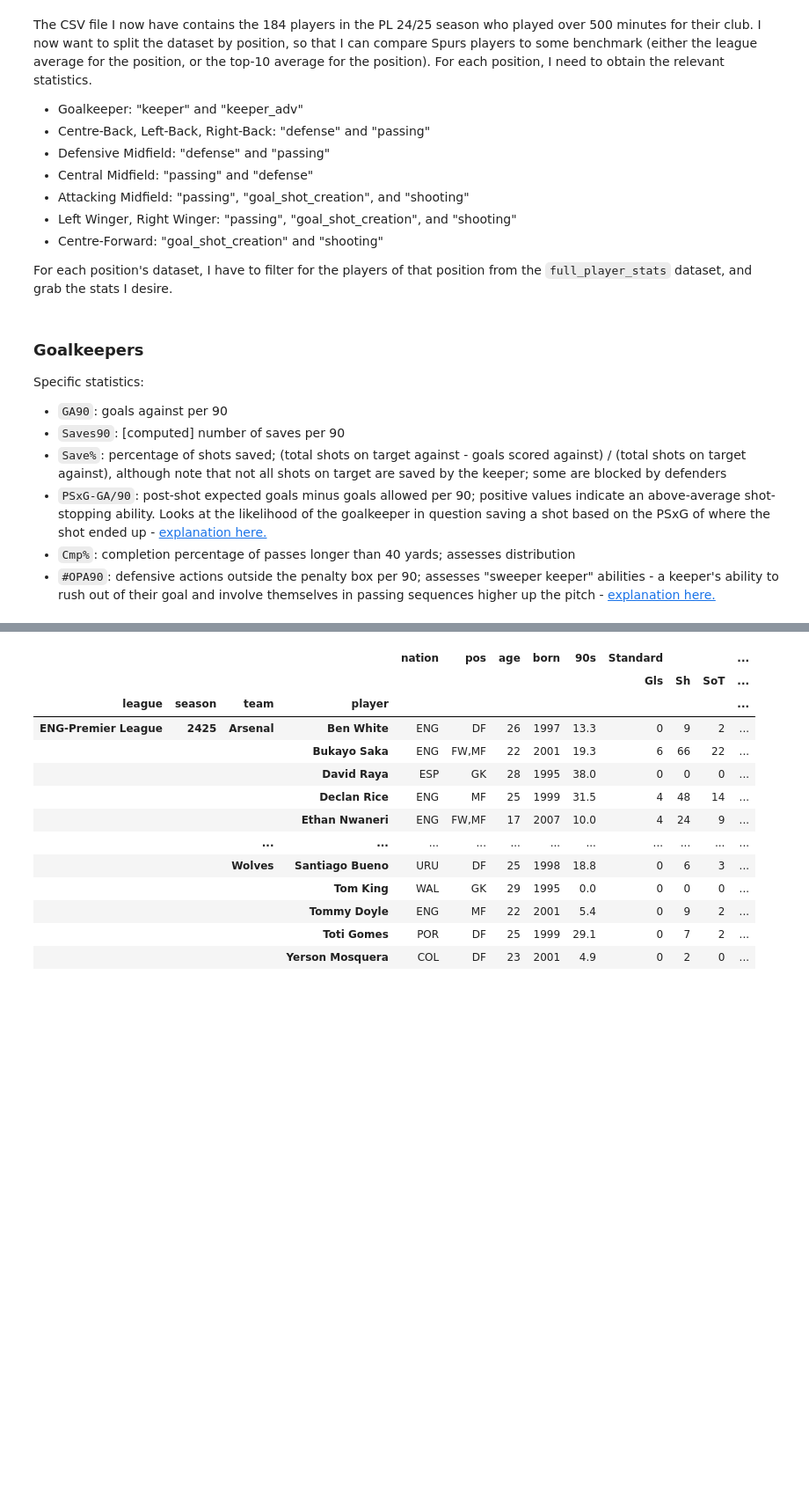
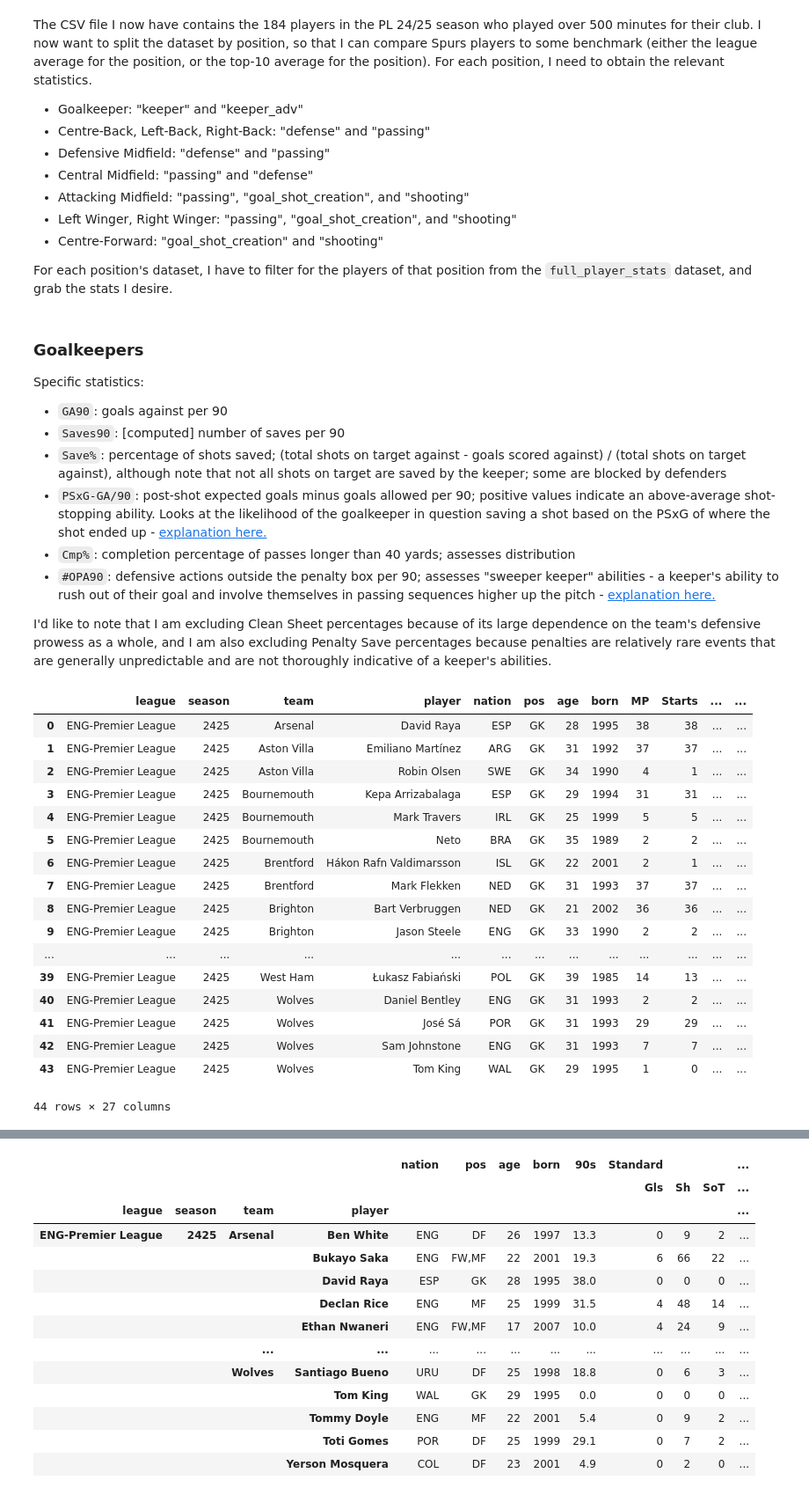
Before and after one commit to jasminex21/spurs_transfer_scout, a Jupyter notebook: testing/01_v2.ipynb, the cells around one changed output, grey strips where cells are left out. Shown at 88% size. Saved outputs shown, nothing was run; the diff lists cells and outputs as text; code cells hidden in the pictures; blank space fills up the shorter version.

Commit message:
filtering position dataframes

```diff
--- a/testing/01_v2.ipynb
+++ b/testing/01_v2.ipynb
@@ -361,6 +361,44 @@ Specific statistics:
 * `PSxG-GA/90`: post-shot expected goals minus goals allowed per 90; positive values indicate an above-average shot-stopping ability. Looks at the likelihood of the goalkeeper in question saving a shot based on the PSxG of where the shot ended up - [explanation here.](https://www.footballcritic.com/features/post-shot-expected-goals-what-is-it-and-why-is-it-different-from-expected-goalsc/773)
 * `Cmp%`: completion percentage of passes longer than 40 yards; assesses distribution
 * `#OPA90`: defensive actions outside the penalty box per 90; assesses "sweeper keeper" abilities - a keeper's ability to rush out of their goal and involve themselves in passing sequences higher up the pitch - [explanation here.](https://themastermindsite.com/tag/defensive-actions-outside-the-penalty-area/)
+
+I'd like to note that I am excluding Clean Sheet percentages because of its large dependence on the team's defensive prowess as a whole, and I am also excluding Penalty Save percentages because penalties are relatively rare events that are generally unpredictable and are not thoroughly indicative of a keeper's abilities.
 # %%
 fbref_keeper = FBREF.read_player_season_stats(stat_type="keeper")
 fbref_keeper_adv = FBREF.read_player_season_stats(stat_type="keeper_adv")
+# %%
+def flatten_df(df):
+    df = df.reset_index()
+    df.columns = df.columns.get_level_values(1)
+    df.columns.values[0] = "league"
+    df.columns.values[1] = "season"
+    df.columns.values[2] = "team"
+    df.columns.values[3] = "player"
+    df.columns.values[4] = "nation"
+    df.columns.values[5] = "pos"
+    df.columns.values[6] = "age"
+    df.columns.values[7] = "born"
+
+    return df
+# %%
+fbref_keeper = flatten_df(fbref_keeper)
+fbref_keeper
+# %% [output]
+|  | league | season | team | player | nation | pos | age | born | MP | Starts | ... | ... |
+| 0 | ENG-Premier League | 2425 | Arsenal | David Raya | ESP | GK | 28 | 1995 | 38 | 38 | ... | ... |
+| 1 | ENG-Premier League | 2425 | Aston Villa | Emiliano Martínez | ARG | GK | 31 | 1992 | 37 | 37 | ... | ... |
+| 2 | ENG-Premier League | 2425 | Aston Villa | Robin Olsen | SWE | GK | 34 | 1990 | 4 | 1 | ... | ... |
+| 3 | ENG-Premier League | 2425 | Bournemouth | Kepa Arrizabalaga | ESP | GK | 29 | 1994 | 31 | 31 | ... | ... |
+| 4 | ENG-Premier League | 2425 | Bournemouth | Mark Travers | IRL | GK | 25 | 1999 | 5 | 5 | ... | ... |
+| 5 | ENG-Premier League | 2425 | Bournemouth | Neto | BRA | GK | 35 | 1989 | 2 | 2 | ... | ... |
+| 6 | ENG-Premier League | 2425 | Brentford | Hákon Rafn Valdimarsson | ISL | GK | 22 | 2001 | 2 | 1 | ... | ... |
+| 7 | ENG-Premier League | 2425 | Brentford | Mark Flekken | NED | GK | 31 | 1993 | 37 | 37 | ... | ... |
+| 8 | ENG-Premier League | 2425 | Brighton | Bart Verbruggen | NED | GK | 21 | 2002 | 36 | 36 | ... | ... |
+| 9 | ENG-Premier League | 2425 | Brighton | Jason Steele | ENG | GK | 33 | 1990 | 2 | 2 | ... | ... |
+| ... | ... | ... | ... | ... | ... | ... | ... | ... | ... | ... | ... | ... |
+| 39 | ENG-Premier League | 2425 | West Ham | Łukasz Fabiański | POL | GK | 39 | 1985 | 14 | 13 | ... | ... |
+| 40 | ENG-Premier League | 2425 | Wolves | Daniel Bentley | ENG | GK | 31 | 1993 | 2 | 2 | ... | ... |
+| 41 | ENG-Premier League | 2425 | Wolves | José Sá | POR | GK | 31 | 1993 | 29 | 29 | ... | ... |
+| 42 | ENG-Premier League | 2425 | Wolves | Sam Johnstone | ENG | GK | 31 | 1993 | 7 | 7 | ... | ... |
+| 43 | ENG-Premier League | 2425 | Wolves | Tom King | WAL | GK | 29 | 1995 | 1 | 0 | ... | ... |
+44 rows × 27 columns
```
Also changed, not shown: parts of 5 cells of this notebook, 1 other file.
